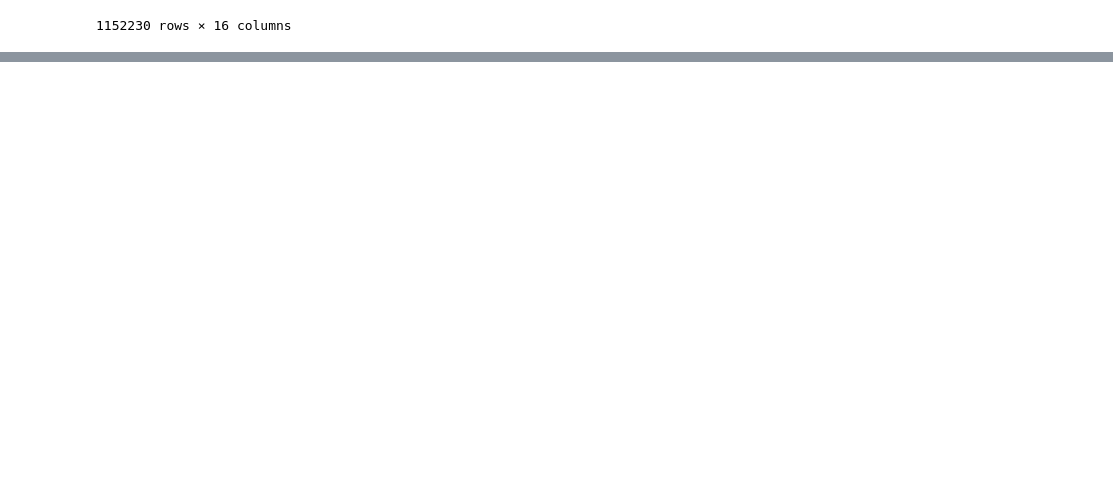
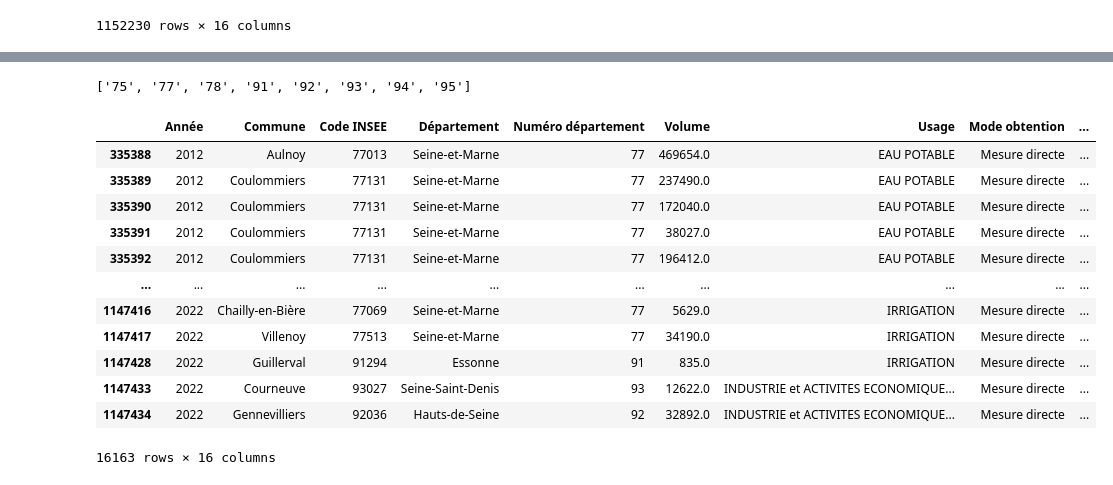
Before and after one commit to Garvoz/AquaVision, a Jupyter notebook: code_df_api_hubeau.ipynb, the cells around one changed output, grey strips where cells are left out. Saved outputs shown, nothing was run; the diff lists cells and outputs as text; code cells hidden in the pictures; blank space fills up the shorter version.

Commit message:
creation fichiers prélèvements dep et fonction import dan sfiche commune

```diff
--- a/code_df_api_hubeau.ipynb
+++ b/code_df_api_hubeau.ipynb
@@ -96,0 +71,2 @@ df = pd.to_csv("stats_hubeau.csv")
+# %%
+prelevement = pd.read_csv("export/a_ignorer/prelevement.csv", sep=";")
@@ -96,0 +82,27 @@ df = pd.to_csv("stats_hubeau.csv")
+# %%
+url_departement = "https://geo.api.gouv.fr/regions/11/departements"
+response_departement = requests.get(url_departement)
+data_departement = response_departement.json()
+list_dep = []
+for dep in data_departement:
+        list_dep.append(dep['code'])
+list_dep
+# %% [output]
+['75', '77', '78', '91', '92', '93', '94', '95']
+# %%
+prelevement_idf = prelevement[prelevement['Numéro département'].isin(list_dep)]
+prelevement_idf
+# %% [output]
+|  | Année | Commune | Code INSEE | Département | Numéro département | Volume | Usage | Mode obtention | ... |
+| 335388 | 2012 | Aulnoy | 77013 | Seine-et-Marne | 77 | 469654.0 | EAU POTABLE | Mesure directe | ... |
+| 335389 | 2012 | Coulommiers | 77131 | Seine-et-Marne | 77 | 237490.0 | EAU POTABLE | Mesure directe | ... |
+| 335390 | 2012 | Coulommiers | 77131 | Seine-et-Marne | 77 | 172040.0 | EAU POTABLE | Mesure directe | ... |
+| 335391 | 2012 | Coulommiers | 77131 | Seine-et-Marne | 77 | 38027.0 | EAU POTABLE | Mesure directe | ... |
+| 335392 | 2012 | Coulommiers | 77131 | Seine-et-Marne | 77 | 196412.0 | EAU POTABLE | Mesure directe | ... |
+| ... | ... | ... | ... | ... | ... | ... | ... | ... | ... |
+| 1147416 | 2022 | Chailly-en-Bière | 77069 | Seine-et-Marne | 77 | 5629.0 | IRRIGATION | Mesure directe | ... |
+| 1147417 | 2022 | Villenoy | 77513 | Seine-et-Marne | 77 | 34190.0 | IRRIGATION | Mesure directe | ... |
+| 1147428 | 2022 | Guillerval | 91294 | Essonne | 91 | 835.0 | IRRIGATION | Mesure directe | ... |
+| 1147433 | 2022 | Courneuve | 93027 | Seine-Saint-Denis | 93 | 12622.0 | INDUSTRIE et ACTIVITES ECONOMIQUE... | Mesure directe | ... |
+| 1147434 | 2022 | Gennevilliers | 92036 | Hauts-de-Seine | 92 | 32892.0 | INDUSTRIE et ACTIVITES ECONOMIQUE... | Mesure directe | ... |
+16163 rows × 16 columns
```
Also changed, not shown: parts of 7 cells of this notebook, 19 other files.
